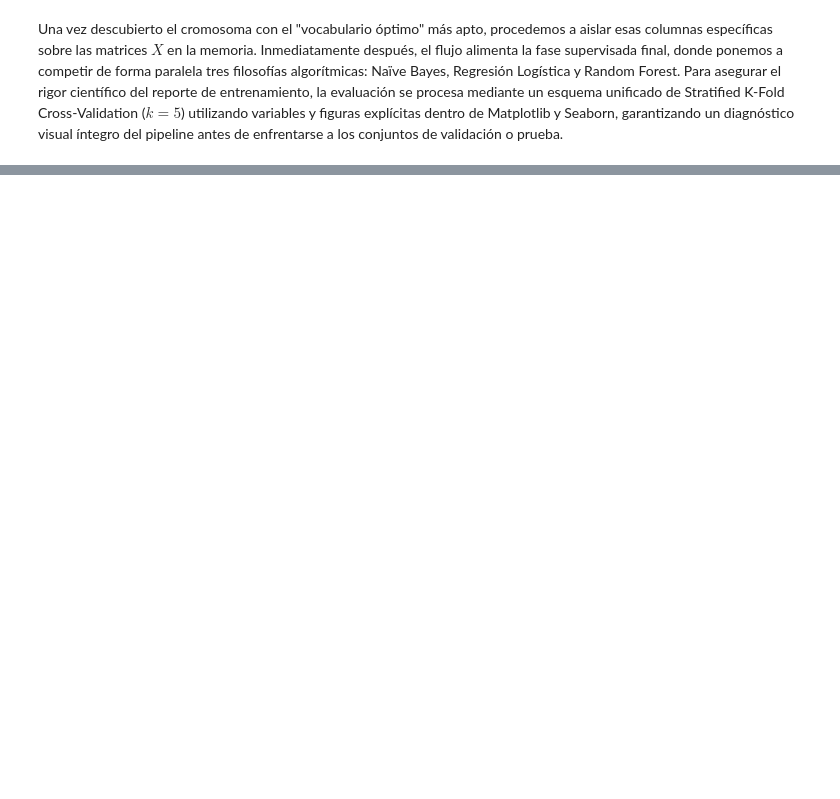
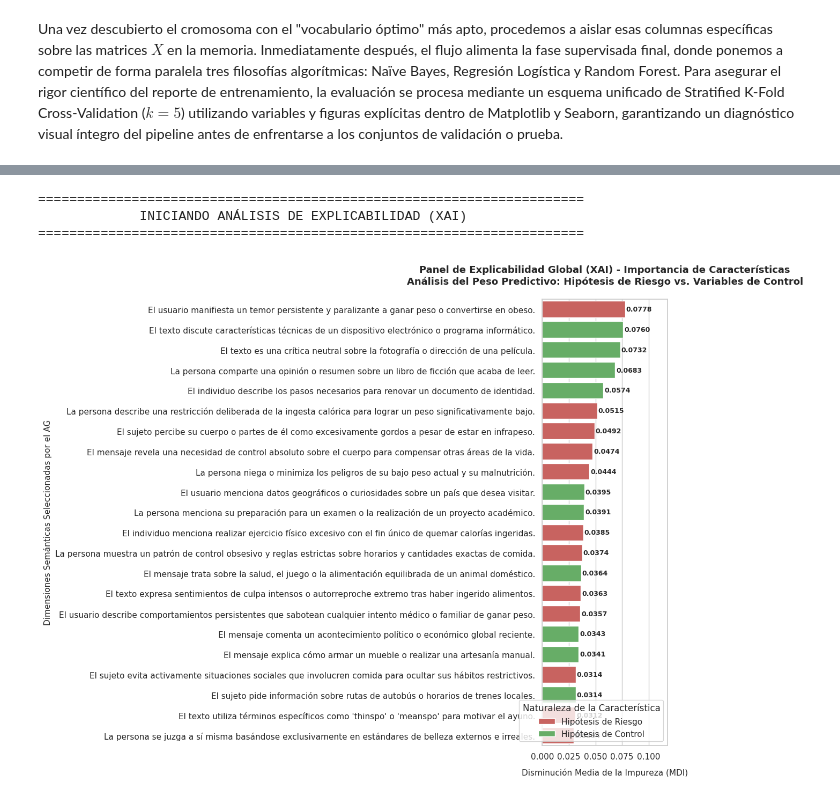
Before and after one commit to Yael-PM/Reto_App_Avanzadas, a Jupyter notebook: ClasificadorNLI+AG.ipynb, the cells around one changed output, grey strips where cells are left out. Saved outputs shown, nothing was run; the diff lists cells and outputs as text; code cells hidden in the pictures; blank space fills up the shorter version.

```diff
--- a/ClasificadorNLI+AG.ipynb
+++ b/ClasificadorNLI+AG.ipynb
@@ -630,0 +788,80 @@ dict_modelos_entrenados = evaluar_y_graficar_modelos(
+# %%
+# ANÁLISIS DE EXPLICABILIDAD GLOBAL (XAI)
+from sklearn.ensemble import RandomForestClassifier
+import matplotlib.pyplot as plt
+import seaborn as sns
+import pandas as pd
+import numpy as np
+
+print("\n" + "="*70)
+print("             INICIANDO ANÁLISIS DE EXPLICABILIDAD (XAI)")
+print("="*70)
+
+# 1. Ajustar el clasificador sobre X_train_opt
+rf_xai = RandomForestClassifier(n_estimators=200, max_depth=10, class_weight='balanced', random_state=42, n_jobs=-1)
+rf_xai.fit(X_train_opt, y_train)
+
+# 2. Recuperar el nombre exacto de las hipótesis que el AG seleccionó como óptimas
+indices_optimos = np.where(cromosoma_ganador == 1)[0]
+hipotesis_optimas = [todas_las_hipotesis[i] for i in indices_optimos]
+
+# 3. Clasificación estricta: primeras 15 son Riesgo, siguientes 15 son Control
+tipo_hipotesis = []
+for idx in indices_optimos:
+    if idx < 15:
+        tipo_hipotesis.append("Hipótesis de Riesgo")
+    else:
+        tipo_hipotesis.append("Hipótesis de Control")
+
+df_xai = pd.DataFrame({
+    'Hipótesis Clínica (NotebookLM)': hipotesis_optimas,
+    'Tipo de Hipótesis': tipo_hipotesis,
+    'Importancia (MDI)': rf_xai.feature_importances_
+}).sort_values(by='Importancia (MDI)', ascending=False)
+
+# Generación de la gráfica
+altura_grafica = max(5, len(df_xai) * 0.45)
+plt.figure(figsize=(12, altura_grafica))
+sns.set_theme(style="whitegrid")
+
+ax = sns.barplot(
+    x="Importancia (MDI)",
+    y="Hipótesis Clínica (NotebookLM)",
+    hue="Tipo de Hipótesis",
+    data=df_xai,
+    palette={"Hipótesis de Riesgo": "#d9534f", "Hipótesis de Control": "#5cb85c"},
+    dodge=False
+)
+
+# Colocar los valores numéricos de importancia al final de cada barra
+for p in ax.patches:
+    width = p.get_width()
+    if width > 0:
+        ax.text(
+            width + 0.001,
+            p.get_y() + p.get_height()/2,
+            f'{width:.4f}',
+            va='center',
+            fontsize=9,
+            weight='bold'
+        )
+
+plt.title("Panel de Explicabilidad Global (XAI) - Importancia de Características\n"
+          "Análisis del Peso Predictivo: Hipótesis de Riesgo vs. Variables de Control",
+          fontsize=13, pad=20, weight='bold')
+plt.xlabel("Disminución Media de la Impureza (MDI)", fontsize=11, labelpad=10)
+plt.ylabel("Dimensiones Semánticas Seleccionadas por el AG", fontsize=11)
+plt.legend(title="Naturaleza de la Característica", loc="lower right", frameon=True)
+
+plt.xlim(0, df_xai['Importancia (MDI)'].max() + 0.04)
+plt.tight_layout()
+plt.show()
+
+print("\n====== AUDITORÍA DE EXPLICABILIDAD (TOP 3 COMPONENTES MÁS APTOS) ======")
+for i, (_, row) in enumerate(df_xai.head(3).iterrows()):
+    print(f"Top {i+1}: [{row['Tipo de Hipótesis']}] -> {row['Hipótesis Clínica (NotebookLM)'][:65]}... (MDI: {row['Importancia (MDI)']:.4f})")
+# %% [output]
+======================================================================
+             INICIANDO ANÁLISIS DE EXPLICABILIDAD (XAI)
+======================================================================
+[figure, added]
```
Also changed, not shown: parts of 11 cells of this notebook, 1 other file.
